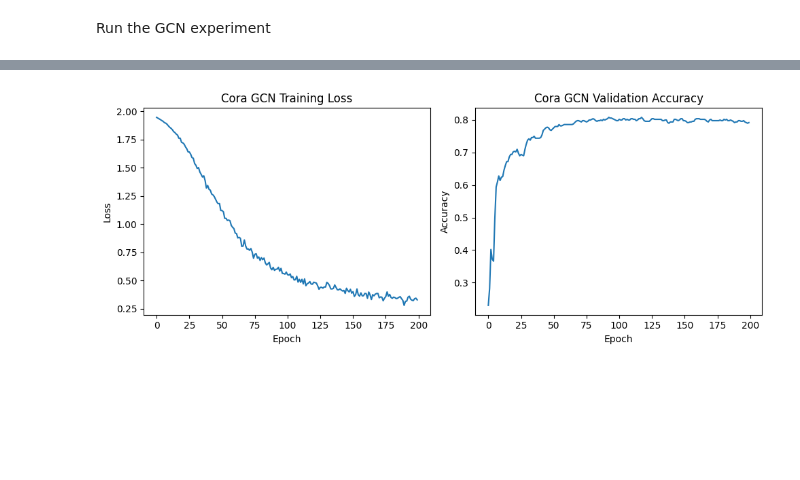
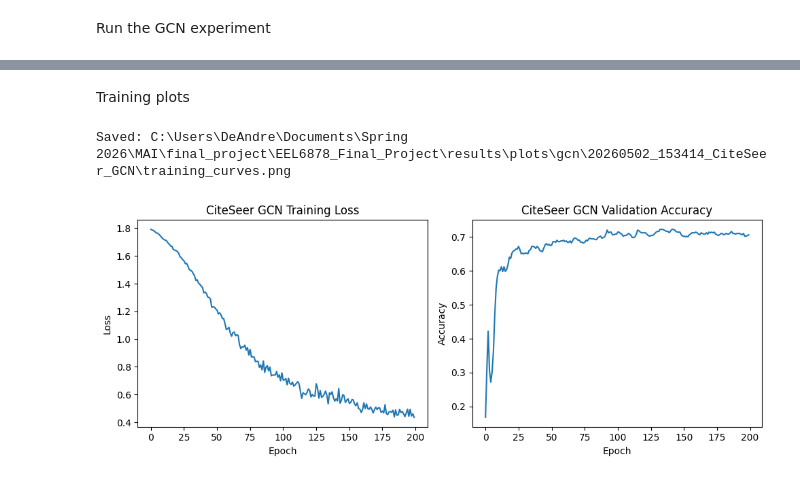
Before and after one commit to deandrehendrix/EEL6878_Final_Project, a Jupyter notebook: notebooks/final_results.ipynb, the cells around one changed output, grey strips where cells are left out. Cells and saved outputs as stored; diff of their text form; code cells hidden in the pictures; blank space fills up the shorter version.

```diff
--- a/notebooks/final_results.ipynb
+++ b/notebooks/final_results.ipynb
@@ -19,7 +20,7 @@ from src.gcn_baseline import run_experiment
 # %% [markdown]
 Pick dataset
 # %%
-dataset_name = "Cora"  # "CiteSeer" or "Cora"
+dataset_name = "CiteSeer"  # "CiteSeer" or "Cora"
 
 if dataset_name.lower() == "citeseer":
     dataset_name = "CiteSeer"
@@ -32,6 +33,8 @@ Run the GCN experiment
 # %%
 model, dataset, data, results = run_experiment(dataset_name, epochs=200)
 
+run_path = Path(results["run_dir"])
+plot_path = Path(results["plot_dir"])
 losses = results["losses"]
 val_accuracies = results["val_accuracies"]
 
@@ -85,19 +144,26 @@ Plots
+# %% [markdown]
+Training plots
 # %%
+training_plot = plot_path / "training_curves.png"
+
 plt.figure(figsize=(10, 4))
 
 plt.subplot(1, 2, 1)
 plt.plot(losses)
 plt.title(dataset_name + " GCN Training Loss")
 plt.xlabel("Epoch")
 plt.ylabel("Loss")
 
 plt.subplot(1, 2, 2)
 plt.plot(val_accuracies)
 plt.title(dataset_name + " GCN Validation Accuracy")
 plt.xlabel("Epoch")
 plt.ylabel("Accuracy")
 
 plt.tight_layout()
+plt.savefig(training_plot, dpi=150, bbox_inches="tight")
+print("Saved:", training_plot)
 plt.show()
 # %% [output]
+Saved: C:\Users\DeAndre\Documents\Spring 2026\MAI\final_project\EEL6878_Final_Project\results\plots\gcn\20260502_153414_CiteSeer_GCN\training_curves.png
-[figure, old version]
+[figure, new version]
```
Also changed, not shown: parts of 14 cells of this notebook, 1 other file.
